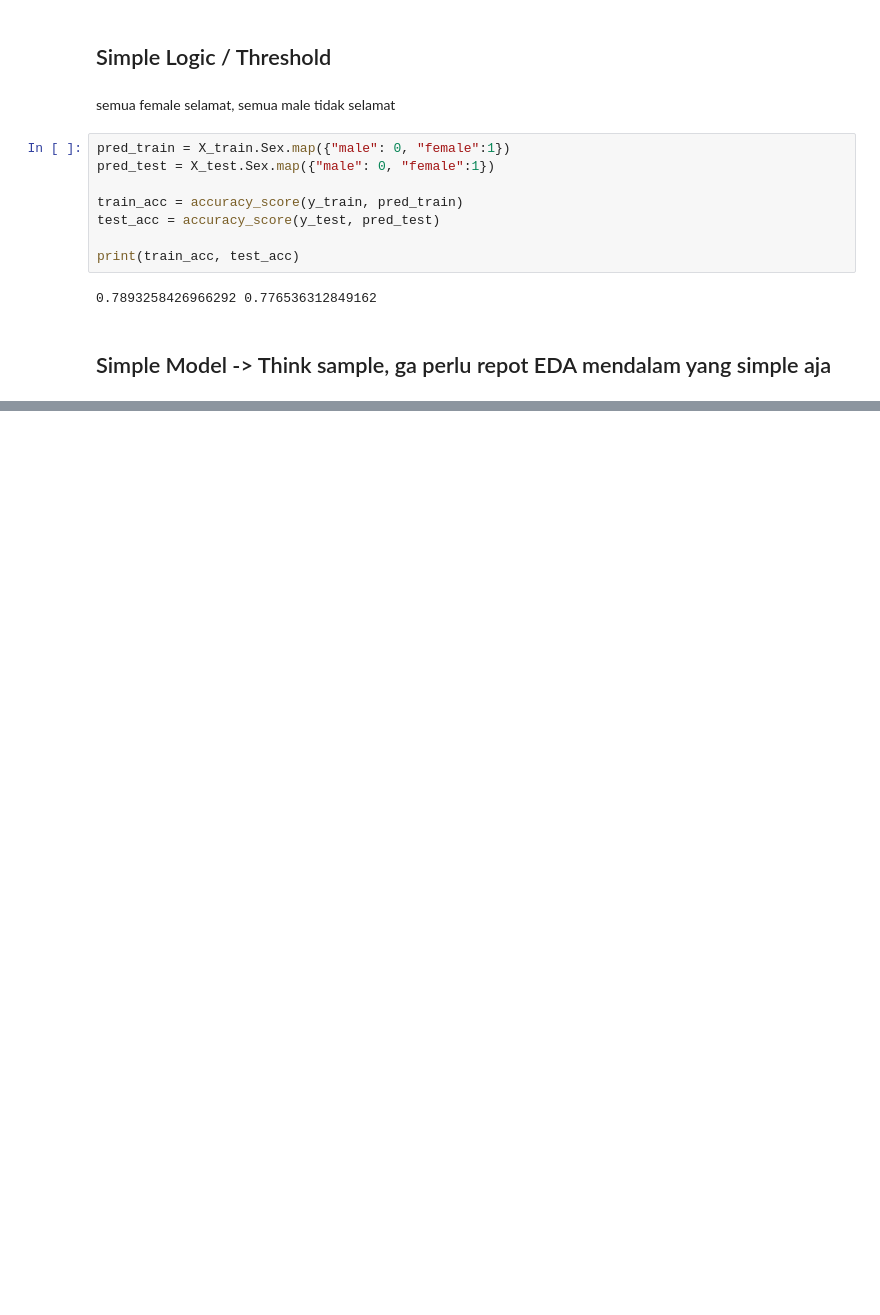
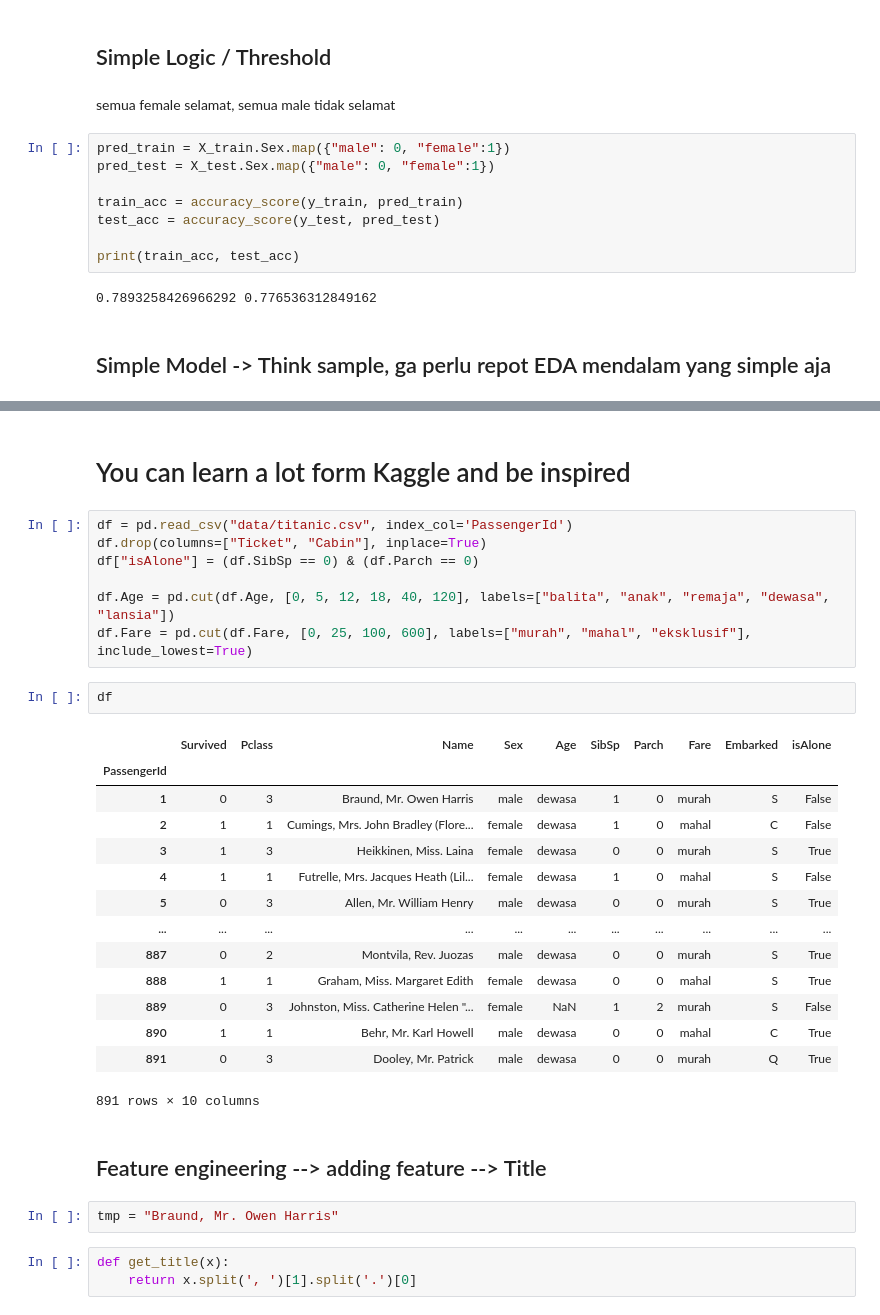
Before and after one commit to iwanevandersyema/supervised_learning, a Jupyter notebook: 04 - KNN & Scikit-learn/Part 5 - Baseline dan Benchmark.ipynb, the cells around one changed output, grey strips where cells are left out. Cells and saved outputs as stored; diff of their text form; blank space fills up the shorter version.

```diff
--- a/04 - KNN & Scikit-learn/Part 5 - Baseline dan Benchmark.ipynb
+++ b/04 - KNN & Scikit-learn/Part 5 - Baseline dan Benchmark.ipynb
@@ -67,0 +89,33 @@ print(train_acc, test_acc)
+# %% [markdown]
+# You can learn a lot form Kaggle and be inspired
+# %%
+df = pd.read_csv("data/titanic.csv", index_col='PassengerId')
+df.drop(columns=["Ticket", "Cabin"], inplace=True)
+df["isAlone"] = (df.SibSp == 0) & (df.Parch == 0)
+
+df.Age = pd.cut(df.Age, [0, 5, 12, 18, 40, 120], labels=["balita", "anak", "remaja", "dewasa", "lansia"])
+df.Fare = pd.cut(df.Fare, [0, 25, 100, 600], labels=["murah", "mahal", "eksklusif"], include_lowest=True)
+# %%
+df
+# %% [output]
+|  | Survived | Pclass | Name | Sex | Age | SibSp | Parch | Fare | Embarked | isAlone |
+| PassengerId |  |  |  |  |  |  |  |  |  |  |
+| 1 | 0 | 3 | Braund, Mr. Owen Harris | male | dewasa | 1 | 0 | murah | S | False |
+| 2 | 1 | 1 | Cumings, Mrs. John Bradley (Flore... | female | dewasa | 1 | 0 | mahal | C | False |
+| 3 | 1 | 3 | Heikkinen, Miss. Laina | female | dewasa | 0 | 0 | murah | S | True |
+| 4 | 1 | 1 | Futrelle, Mrs. Jacques Heath (Lil... | female | dewasa | 1 | 0 | mahal | S | False |
+| 5 | 0 | 3 | Allen, Mr. William Henry | male | dewasa | 0 | 0 | murah | S | True |
+| ... | ... | ... | ... | ... | ... | ... | ... | ... | ... | ... |
+| 887 | 0 | 2 | Montvila, Rev. Juozas | male | dewasa | 0 | 0 | murah | S | True |
+| 888 | 1 | 1 | Graham, Miss. Margaret Edith | female | dewasa | 0 | 0 | mahal | S | True |
+| 889 | 0 | 3 | Johnston, Miss. Catherine Helen "... | female | NaN | 1 | 2 | murah | S | False |
+| 890 | 1 | 1 | Behr, Mr. Karl Howell | male | dewasa | 0 | 0 | mahal | C | True |
+| 891 | 0 | 3 | Dooley, Mr. Patrick | male | dewasa | 0 | 0 | murah | Q | True |
+891 rows × 10 columns
+# %% [markdown]
+## Feature engineering --> adding feature --> Title
+# %%
+tmp = "Braund, Mr. Owen Harris"
+# %%
+def get_title(x):
+    return x.split(', ')[1].split('.')[0]
```
Also changed, not shown: parts of 12 cells of this notebook, 5 other files.
